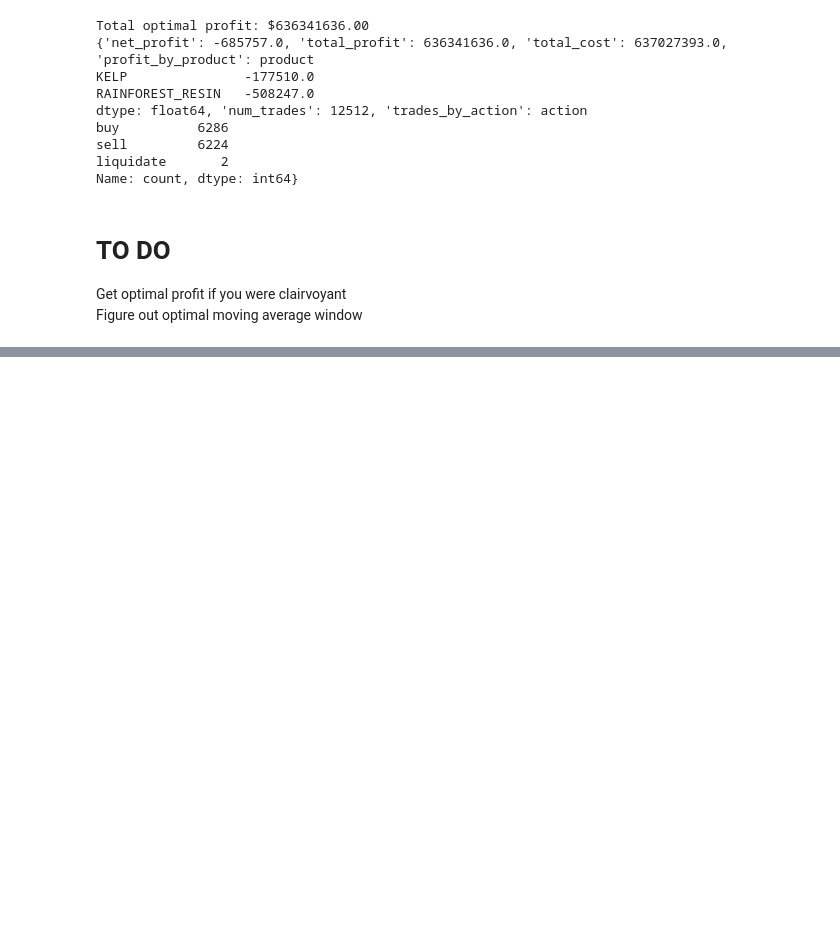
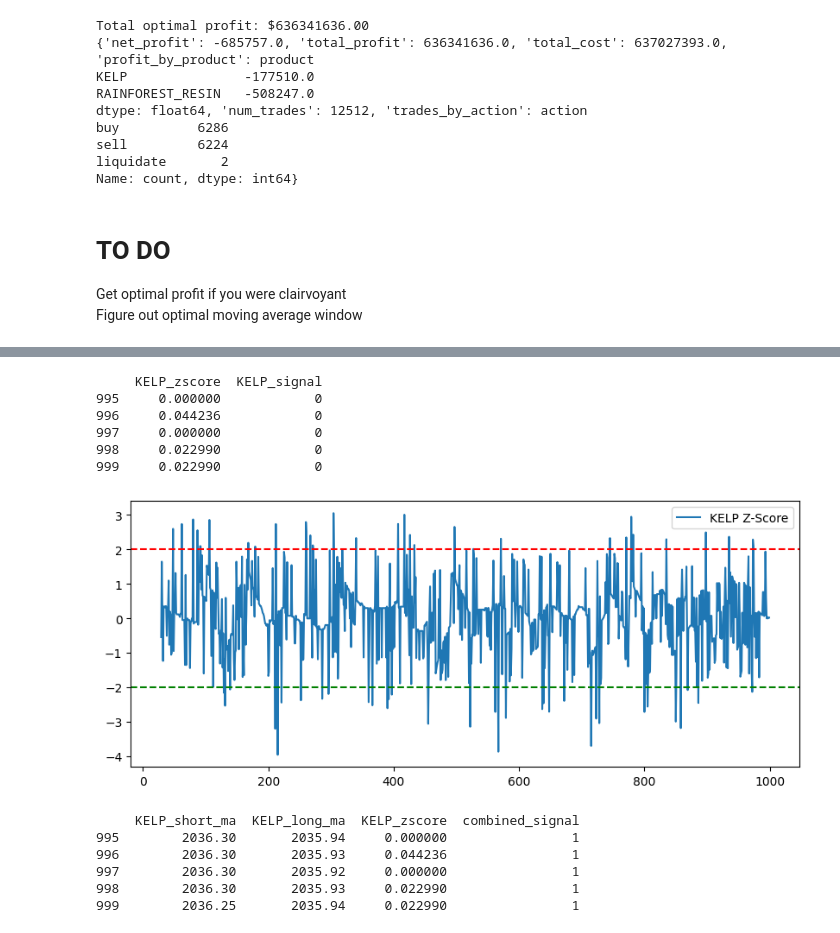
Before and after one commit to edg33/prosperity-3, a Jupyter notebook: Research/Prosperity_Vis_v2.ipynb, the cells around one changed output, grey strips where cells are left out. Drawn from its saved outputs; the diff is of its cells as text; code cells hidden in the pictures; blank space fills up the shorter version.

```diff
--- a/Research/Prosperity_Vis_v2.ipynb
+++ b/Research/Prosperity_Vis_v2.ipynb
@@ -488,0 +565,21 @@ Figure out optimal moving average window
+# %%
+import numpy as np
+
+kelp = pd.Series(kelp)
+squid = pd.Series(squid)
+
+# Define a function to compute cross-correlation at various lags
+def compute_cross_correlation(series_a, series_b, lag_range=(-10, 11)):
+    results = {}
+    for lag in range(lag_range[0], lag_range[1]):
+        # Shift series_b by 'lag'
+        corr = series_a.corr(series_b.shift(lag))
+        results[lag] = corr
+        print(f"Lag {lag}: Correlation = {corr:.3f}")
+    return results
+
+results = compute_cross_correlation(kelp, squid)
+
+# Identify the lag with the highest correlation
+best_lag = max(results, key=results.get)
+print(f"Best lag: {best_lag} with correlation: {results[best_lag]:.3f}")
@@ -488,0 +604,56 @@ Figure out optimal moving average window
+# %%
+window = 30  # rolling window size
+df['KELP_rolling_mean'] = kelp.rolling(window=window).mean()
+df['KELP_rolling_std'] = kelp.rolling(window=window).std()
+df['KELP_zscore'] = (kelp - df['KELP_rolling_mean']) / df['KELP_rolling_std']
+
+# Generate signals:
+# Buy when zscore < -2 (price significantly below the mean)
+# Sell when zscore > 2 (price significantly above the mean)
+df['KELP_signal'] = 0
+df.loc[df['KELP_zscore'] < -2, 'KELP_signal'] = 1   # Buy signal
+df.loc[df['KELP_zscore'] > 2, 'KELP_signal'] = -1   # Sell signal
+
+print(df[['KELP_zscore', 'KELP_signal']].tail())
+
+# Optionally, plot the Z-score and signals:
+import matplotlib.pyplot as plt
+plt.figure(figsize=(10, 4))
+plt.plot(df.index, df['KELP_zscore'], label='KELP Z-Score')
+plt.axhline(2, color='red', linestyle='--')
+plt.axhline(-2, color='green', linestyle='--')
+plt.legend()
+plt.show()
+# %% [output]
+     KELP_zscore  KELP_signal
+995     0.000000            0
+996     0.044236            0
+997     0.000000            0
+998     0.022990            0
+999     0.022990            0
+[figure, added]
+# %%
+# Define moving average windows
+short_window = 10
+long_window = 50
+
+df['KELP_short_ma'] = kelp.rolling(window=short_window).mean()
+df['KELP_long_ma'] = kelp.rolling(window=long_window).mean()
+
+# Assume the Z-score (from the previous example) is already computed in df['KELP_zscore']
+
+# Generate a combined signal:
+# Buy when short MA > long MA and Z-score is below an upper threshold (e.g., < 1)
+# Sell when short MA < long MA and Z-score is above a lower threshold (e.g., > -1)
+df['combined_signal'] = 0
+df.loc[(df['KELP_short_ma'] > df['KELP_long_ma']) & (df['KELP_zscore'] < 1), 'combined_signal'] = 1
+df.loc[(df['KELP_short_ma'] < df['KELP_long_ma']) & (df['KELP_zscore'] > -1), 'combined_signal'] = -1
+
+print(df[['KELP_short_ma', 'KELP_long_ma', 'KELP_zscore', 'combined_signal']].tail())
+# %% [output]
+     KELP_short_ma  KELP_long_ma  KELP_zscore  combined_signal
+995        2036.30       2035.94     0.000000                1
+996        2036.30       2035.93     0.044236                1
+997        2036.30       2035.92     0.000000                1
+998        2036.30       2035.93     0.022990                1
+999        2036.25       2035.94     0.022990                1
```
Also changed, not shown: parts of 7 cells of this notebook, 2 other files.
